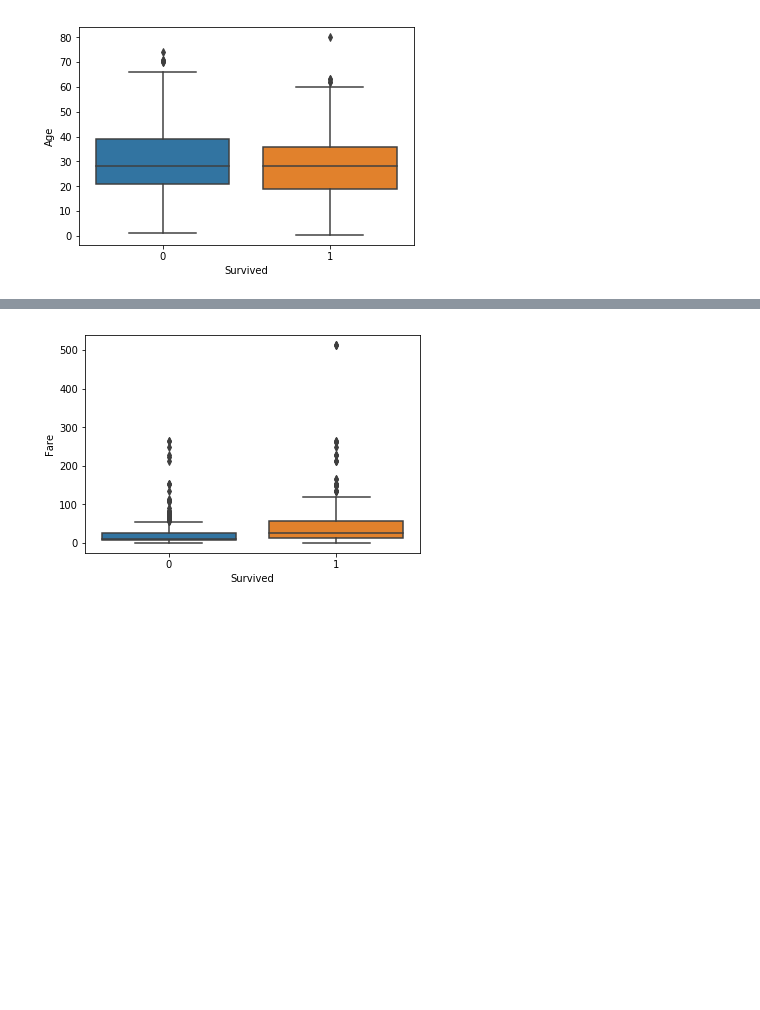
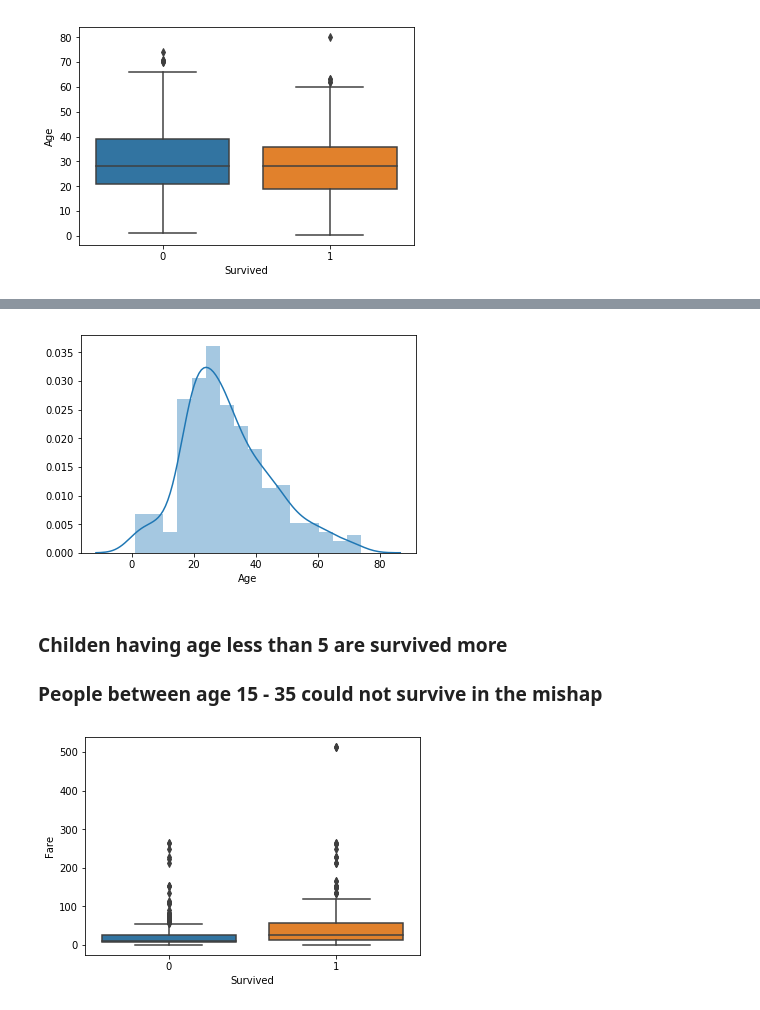
Before and after one commit to rushi0109/Titanic, a Jupyter notebook: Titanic.ipynb, the cells around one changed output, grey strips where cells are left out. Saved outputs shown, nothing was run; the diff lists cells and outputs as text; code cells hidden in the pictures; blank space fills up the shorter version.

```diff
--- a/Titanic.ipynb
+++ b/Titanic.ipynb
@@ -187,3 +199,11 @@ plt.show()
+# %%
+ax = sns.distplot(titanic_data[~titanic_data['Age'].isnull()][titanic_data['Survived'] == 0]['Age'] )
+plt.show()
+# %% [output]
+[figure, added]
+# %% [markdown]
+### Childen having age less than 5 are survived more
+### People between age 15 - 35 could not survive in the mishap
 # %%
 # Plotting relation between Survival and Age
 # From below plot, It is visible that People with more Ticket fare are survived
```
Also changed, not shown: parts of 19 cells of this notebook.
